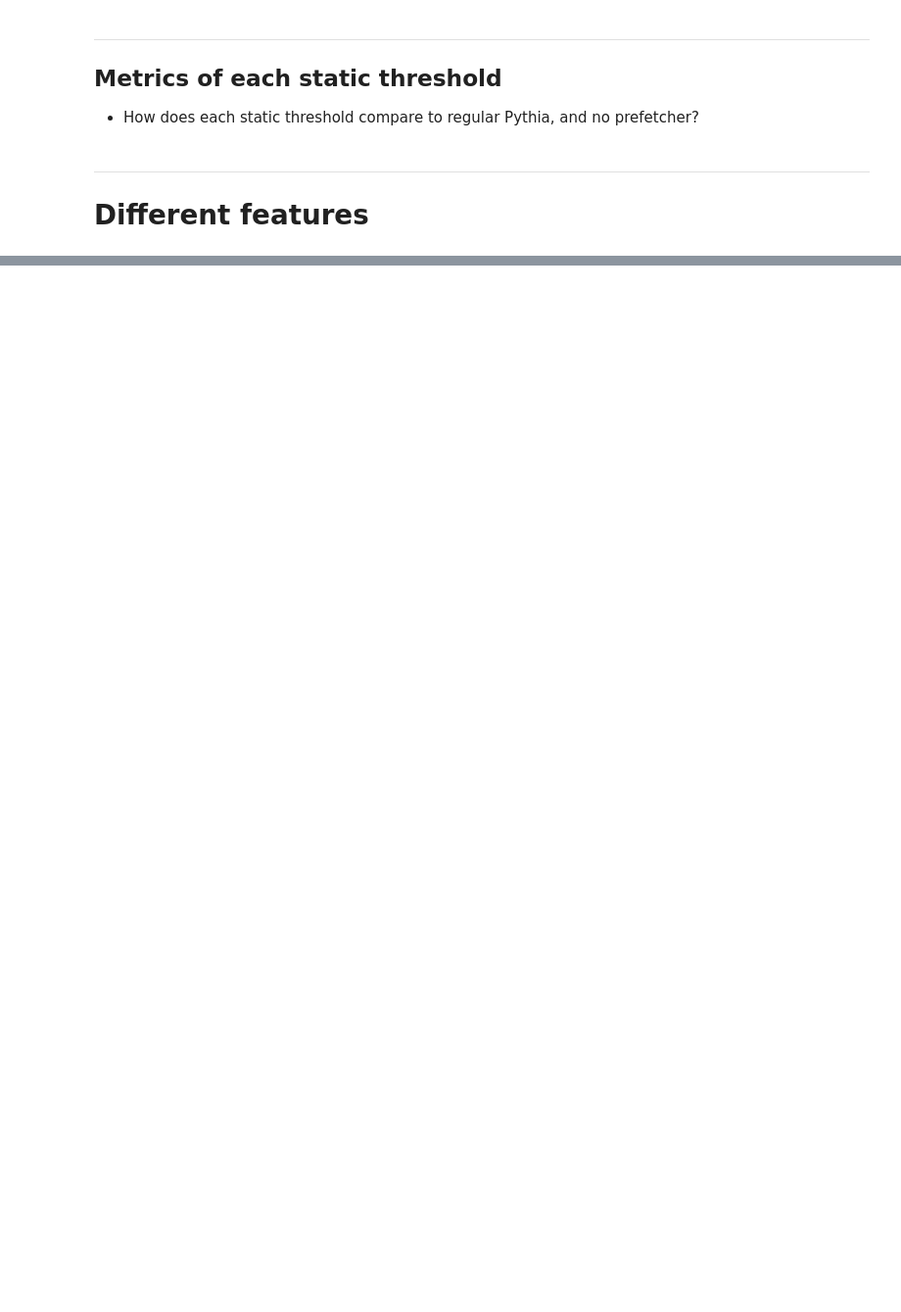
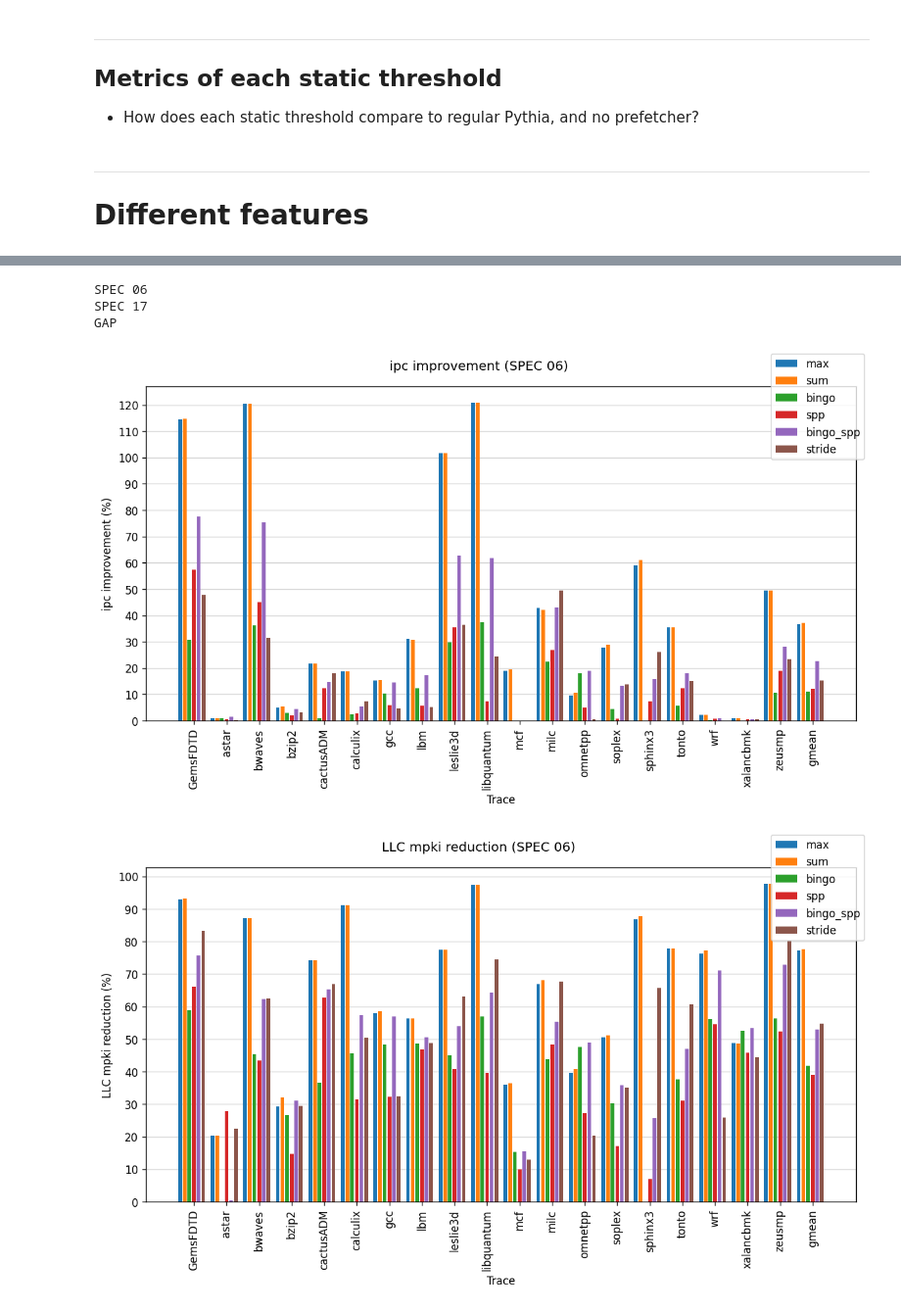
Before and after one commit to cmolder/pythia-analysis, a Jupyter notebook: pythia-features.ipynb, the cells around one changed output, grey strips where cells are left out. Shown at 98% size. Saved outputs shown, nothing was run; the diff lists cells and outputs as text; code cells hidden in the pictures; blank space fills up the shorter version.

Commit message:
Updated pythia-features, utils

```diff
--- a/pythia-features.ipynb
+++ b/pythia-features.ipynb
@@ -14,9 +11,9 @@ from IPython.display import display
 from utils import utils, stats
 # %%
 # Knobs
-data_paths: List[str] = [
-    '/u/cmolder/GitHub/Pythia/out/pythia_level/exp_394r/exp_394r_features.csv'
-]
+data_path: str = '/u/cmolder/GitHub/Pythia/out/pythia_level/exp_394r/exp_394r_features.csv' # Max pooling
+#data_path: str = '/u/cmolder/GitHub/Pythia/out/pythia_level/exp_394r/exp_394r_features_sum.csv' # Sum pooling
+
 seed: int = 1337
 output_dir: str = './plots/pythia_features'
 suites: List[List[str]] = [utils.spec06, utils.spec17, utils.gap]
@@ -26,21 +23,19 @@ metrics: List[str] = ['ipc_improvement', 'LLC_mpki_reduction',
 
 dpi = 120
 # %%
-def load_data(data_paths: List[str]) \
+def load_data(data_path: str) \
     -> Dict[Tuple[str, ...], pd.DataFrame]:
     """Load different feature groupings, as stored in a
     .csv file generated from the evaluate script in
     Pythia/experiments.
     """
     data_df = {}
-    for path in data_paths:
-        df = utils.read_data_file(path)
-        df = df[df.seed == seed]
-        features = df.pythia_features.unique()
-        for feat in features:
-            data_df[', '.join(eval(feat))] = df[df.pythia_features == feat]
+    df = utils.read_data_file(data_path)
+    df = df[df.seed == seed]
+    features = df.pythia_features.unique()
+    for feat in features:
+        data_df[', '.join(eval(feat))] = df[df.pythia_features == feat]
 
     return data_df
 
-data_df : dict = load_data(data_paths)
-data_df
+data_df : dict = load_data(data_path)
@@ -74,7 +51,7 @@ def plot_metric(dfs: dict, metric: str,
     """Plot the metric between the dfs on each trace
     in a suite.
     """
-    match_pref = lambda x : x == ('no', 'pythia', 'no') # Used in p_samples
+    match_pref = lambda x : x != ('no', 'no', 'no') # Used in p_samples
 
     fig, ax = plt.subplots(dpi=dpi, figsize=figsize)
     num_samples = len(dfs.items())
@@ -157,0 +148,4 @@ AttributeError: 'NoneType' object has no attribute 'items'
+# %%
+max_pool_path: str = '/u/cmolder/GitHub/Pythia/out/pythia_level/exp_394r/exp_394r_features.csv' # Max pooling
+sum_pool_path: str = '/u/cmolder/GitHub/Pythia/out/pythia_level/exp_394r/exp_394r_features_sum.csv' # Sum pooling
+baseline_path: str = '/u/cmolder/GitHub/Pythia/out/pythia_level/exp_394r/exp_394r_features_baseline.csv' # Baselines
@@ -157,0 +187,22 @@ AttributeError: 'NoneType' object has no attribute 'items'
+# %%
+for suite_name, suite in zip(suite_names, suites):
+    data_df_ = {k : v[v.trace.isin(suite)] for k,v in data_df.items()}
+
+    print(suite_name)
+    for metric in metrics:
+        plot_metric(
+            data_df_, metric,
+            suite_name=suite_name,
+            figsize=(10,6),
+            dpi=dpi
+        )
+        plt.savefig(
+            f'{output_dir}/{suite_name}_{metric}_baselines.pdf',
+            bbox_inches='tight'
+        )
+# %% [output]
+SPEC 06
+SPEC 17
+GAP
+[figure, added]
+[figure, added]
```
Also changed, not shown: parts of 6 cells of this notebook, 3 other files.
